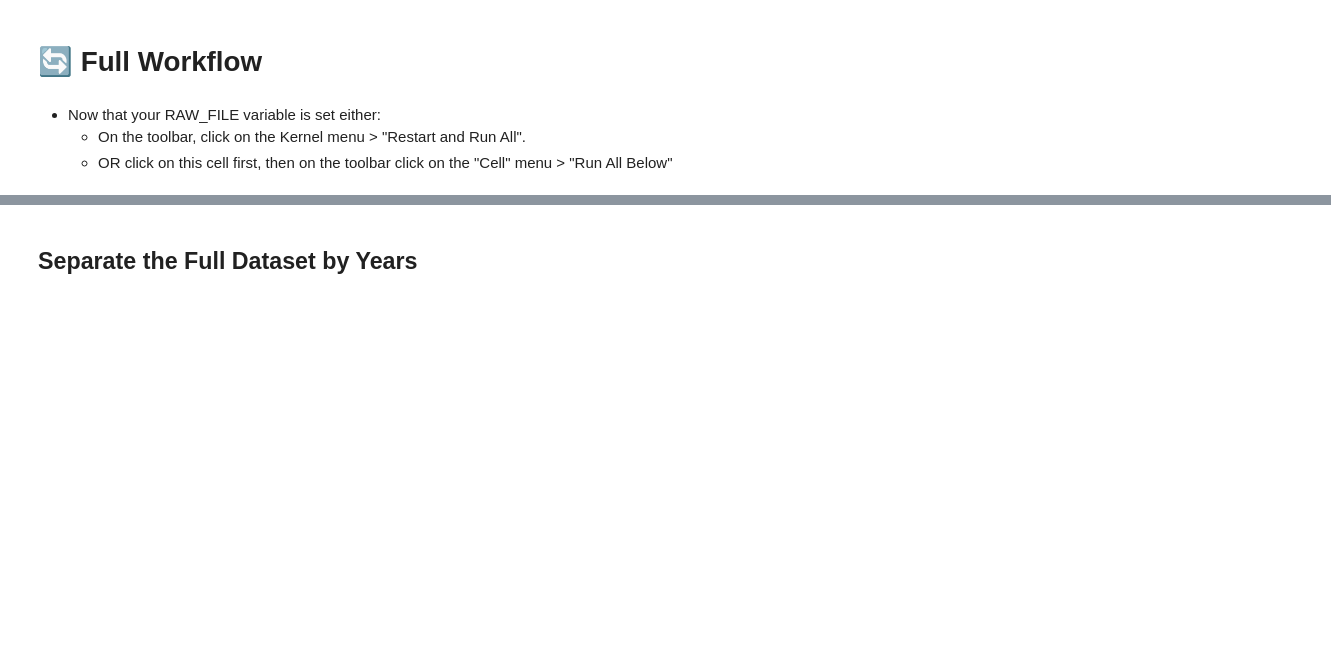
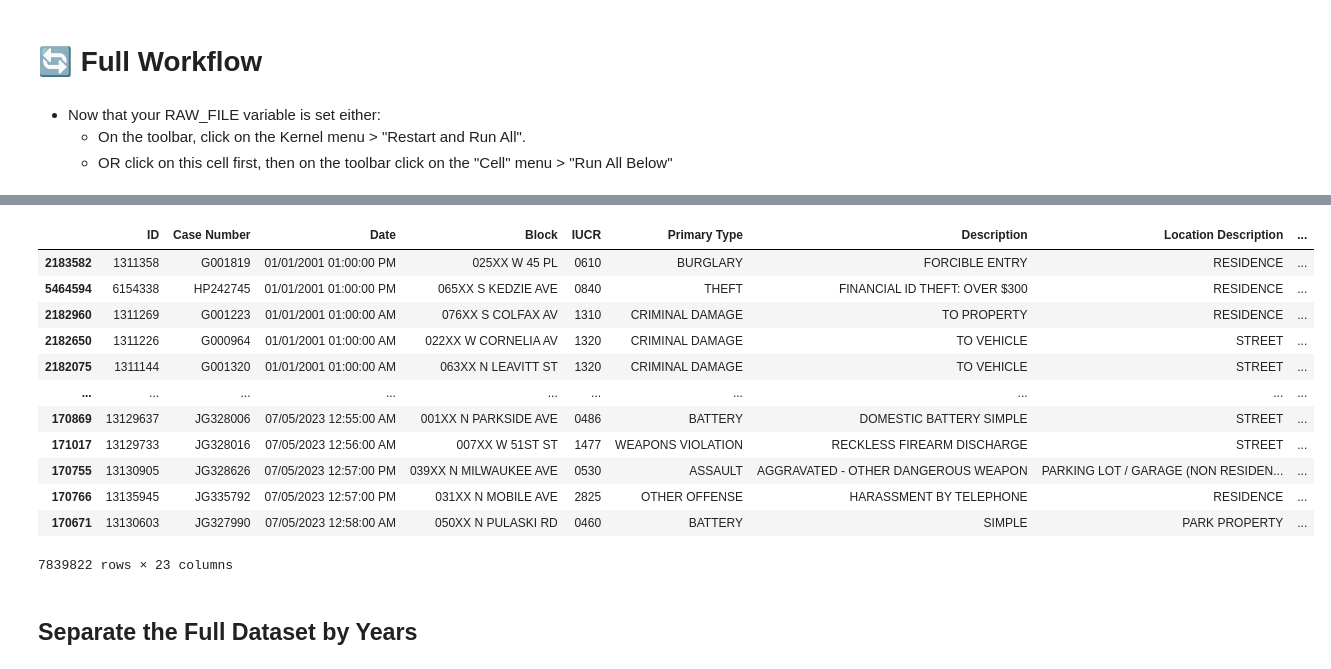
Before and after one commit to coding-dojo-data-science/preparing-chicago-crime-data, a Jupyter notebook: Workflow - Prep Chicago Crime Data.ipynb, the cells around one changed output, grey strips where cells are left out. Drawn from its saved outputs; the diff is of its cells as text; code cells hidden in the pictures; blank space fills up the shorter version.

```diff
--- a/Workflow - Prep Chicago Crime Data.ipynb
+++ b/Workflow - Prep Chicago Crime Data.ipynb
@@ -95,6 +107,21 @@ pd.to_datetime(example,format=date_format)
 # %%
 # this cell can take up to 1 min to run
+date_format = "%m/%d/%Y %H:%M:%S %p"
+
 chicago_full['Datetime'] = pd.to_datetime(chicago_full['Date'], format=date_format)
 chicago_full = chicago_full.sort_values('Datetime')
-chicago_full = chicago_full.set_index('Datetime')
 chicago_full
+# %% [output]
+|  | ID | Case Number | Date | Block | IUCR | Primary Type | Description | Location Description | ... |
+| 2183582 | 1311358 | G001819 | 01/01/2001 01:00:00 PM | 025XX W 45 PL | 0610 | BURGLARY | FORCIBLE ENTRY | RESIDENCE | ... |
+| 5464594 | 6154338 | HP242745 | 01/01/2001 01:00:00 PM | 065XX S KEDZIE AVE | 0840 | THEFT | FINANCIAL ID THEFT: OVER $300 | RESIDENCE | ... |
+| 2182960 | 1311269 | G001223 | 01/01/2001 01:00:00 AM | 076XX S COLFAX AV | 1310 | CRIMINAL DAMAGE | TO PROPERTY | RESIDENCE | ... |
+| 2182650 | 1311226 | G000964 | 01/01/2001 01:00:00 AM | 022XX W CORNELIA AV | 1320 | CRIMINAL DAMAGE | TO VEHICLE | STREET | ... |
+| 2182075 | 1311144 | G001320 | 01/01/2001 01:00:00 AM | 063XX N LEAVITT ST | 1320 | CRIMINAL DAMAGE | TO VEHICLE | STREET | ... |
+| ... | ... | ... | ... | ... | ... | ... | ... | ... | ... |
+| 170869 | 13129637 | JG328006 | 07/05/2023 12:55:00 AM | 001XX N PARKSIDE AVE | 0486 | BATTERY | DOMESTIC BATTERY SIMPLE | STREET | ... |
+| 171017 | 13129733 | JG328016 | 07/05/2023 12:56:00 AM | 007XX W 51ST ST | 1477 | WEAPONS VIOLATION | RECKLESS FIREARM DISCHARGE | STREET | ... |
+| 170755 | 13130905 | JG328626 | 07/05/2023 12:57:00 PM | 039XX N MILWAUKEE AVE | 0530 | ASSAULT | AGGRAVATED - OTHER DANGEROUS WEAPON | PARKING LOT / GARAGE (NON RESIDEN... | ... |
+| 170766 | 13135945 | JG335792 | 07/05/2023 12:57:00 PM | 031XX N MOBILE AVE | 2825 | OTHER OFFENSE | HARASSMENT BY TELEPHONE | RESIDENCE | ... |
+| 170671 | 13130603 | JG327990 | 07/05/2023 12:58:00 AM | 050XX N PULASKI RD | 0460 | BATTERY | SIMPLE | PARK PROPERTY | ... |
+7839822 rows × 23 columns
```
Also changed, not shown: parts of 21 cells of this notebook.
